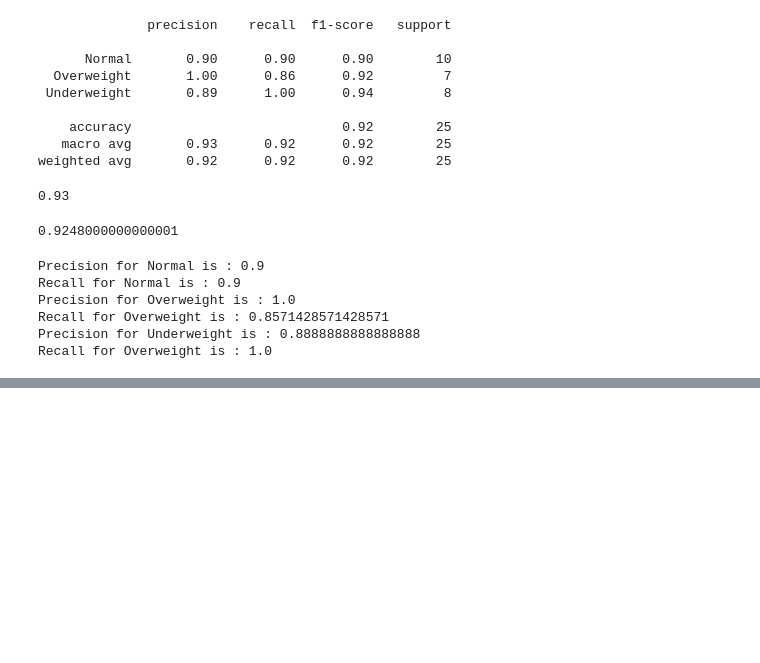
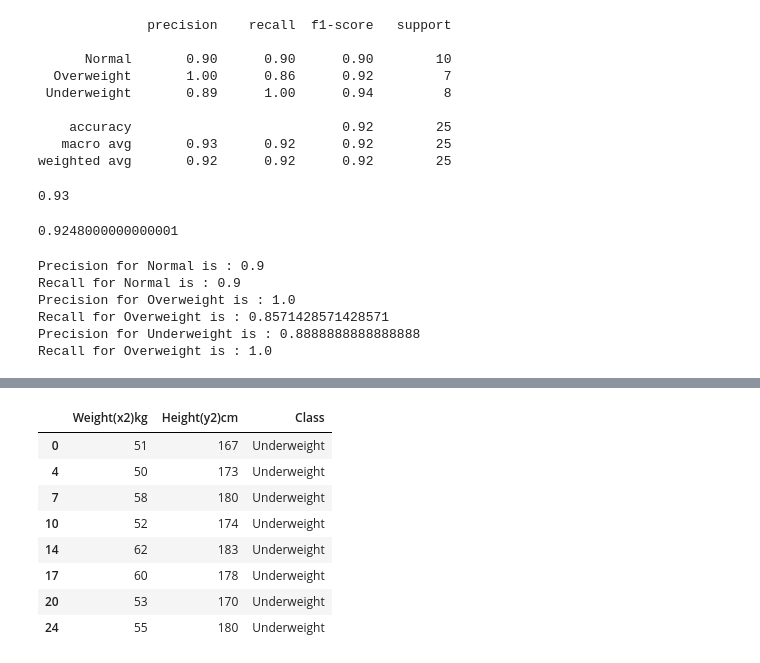
Before and after one commit to Azib-Spectrum/G7CR_DataScience_Aug2024, a Jupyter notebook: weight_knn.ipynb, the cells around one changed output, grey strips where cells are left out. Cells and saved outputs as stored; diff of their text form; code cells hidden in the pictures; blank space fills up the shorter version.

```diff
--- a/weight_knn.ipynb
+++ b/weight_knn.ipynb
@@ -205,0 +215,12 @@ Recall for Overweight is : 1.0
+# %%
+df_u
+# %% [output]
+|  | Weight(x2)kg | Height(y2)cm | Class |
+| 0 | 51 | 167 | Underweight |
+| 4 | 50 | 173 | Underweight |
+| 7 | 58 | 180 | Underweight |
+| 10 | 52 | 174 | Underweight |
+| 14 | 62 | 183 | Underweight |
+| 17 | 60 | 178 | Underweight |
+| 20 | 53 | 170 | Underweight |
+| 24 | 55 | 180 | Underweight |
```
Also changed, not shown: parts of 14 cells of this notebook, 4 other files.
